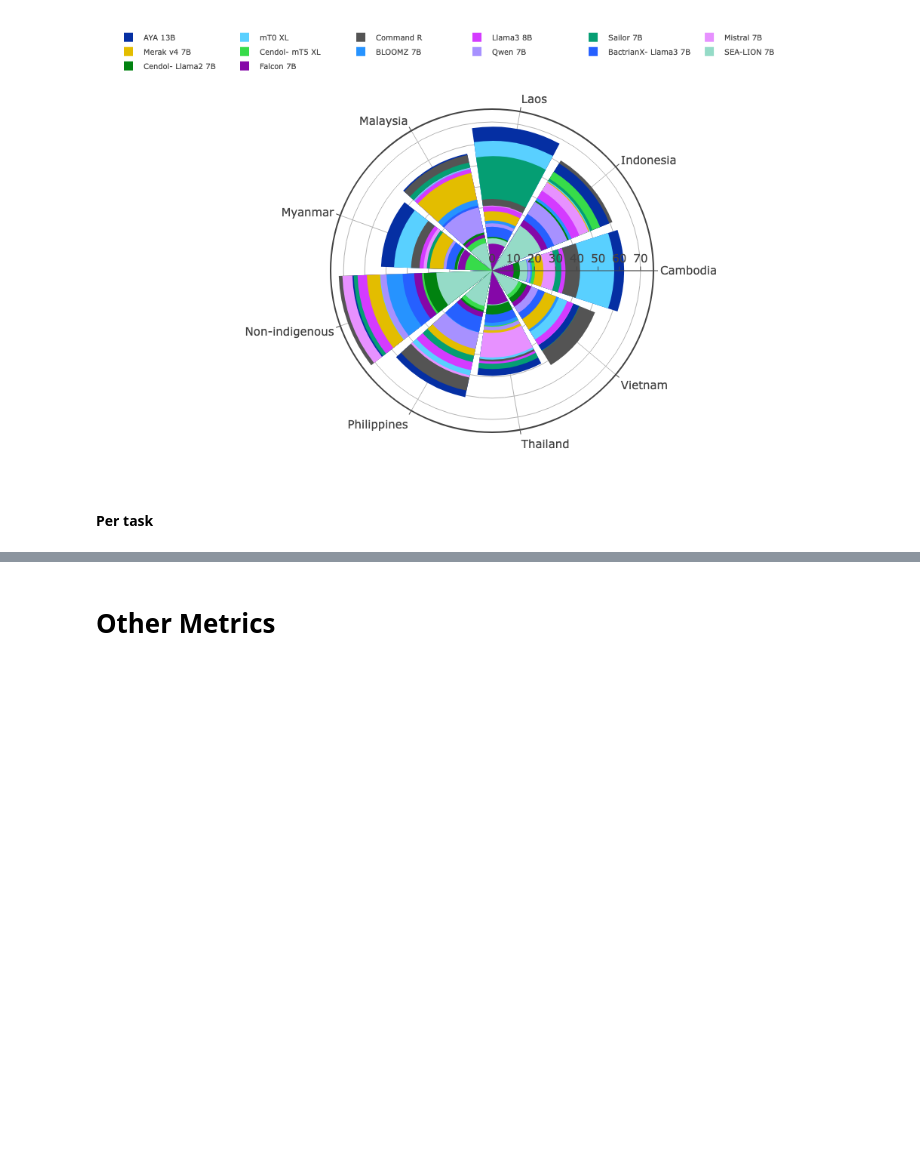
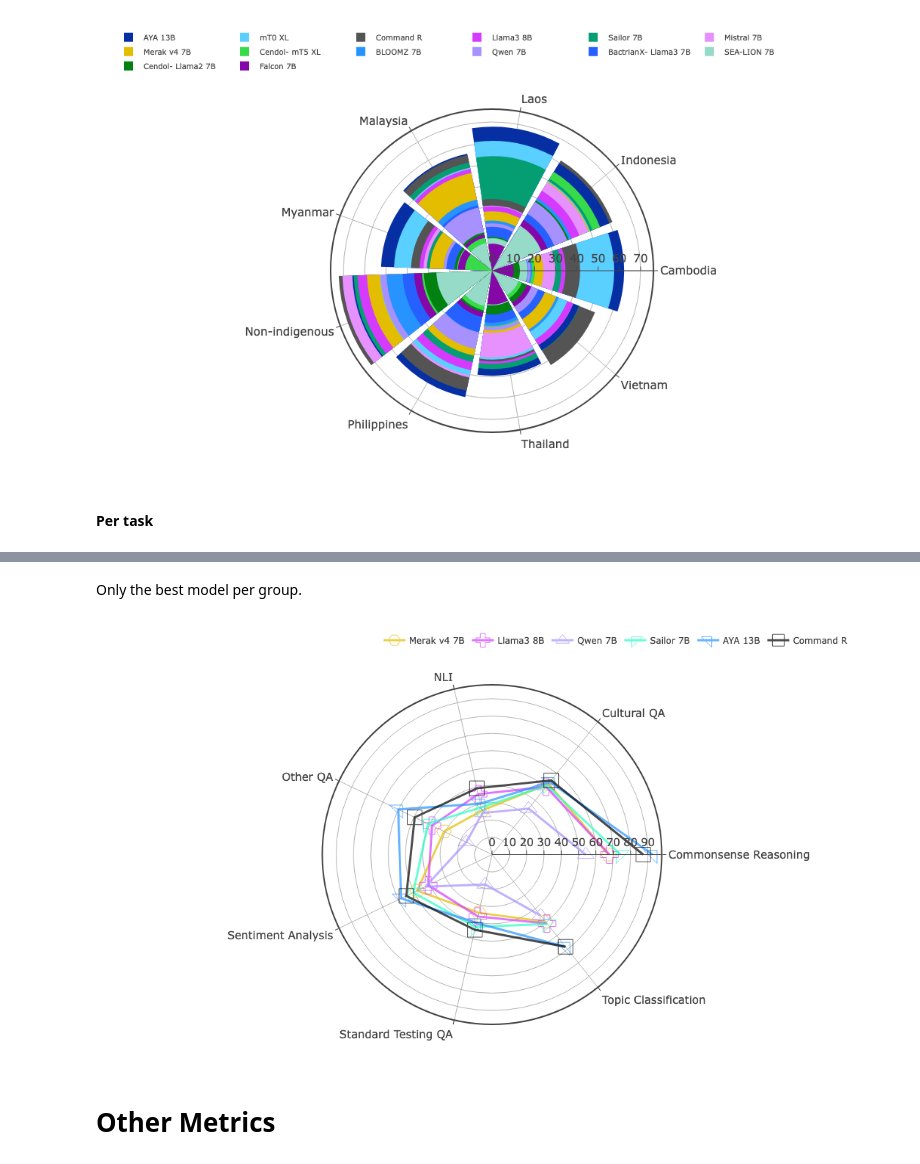
Before and after one commit to SEACrowd/seacrowd-experiments, a Jupyter notebook: notebooks/metrics_plotly.ipynb, the cells around one changed output, grey strips where cells are left out. Cells and saved outputs as stored; diff of their text form; code cells hidden in the pictures; blank space fills up the shorter version.

Commit message:
Add best per group for per task NLU

```diff
--- a/notebooks/metrics_plotly.ipynb
+++ b/notebooks/metrics_plotly.ipynb
@@ -561,3 +561,69 @@ fig.show()
+# %% [markdown]
+Only the best model per group.
+# %%
+import plotly.express as px
+
+fig = go.Figure()
+
+pdf = df[(df['prompt_lang'] == 'eng')].groupby(['model', 'task'])[['accuracy','macro_f1_score','weighted_f1_score']].mean().reset_index()
+pdf['group'] = pdf['model'].apply(lambda x: model_to_group[x])
+
+for i, group in enumerate(pdf["group"].unique()):
+    filtered_pdf = pdf[(pdf['group'] == group)].groupby(['model'])[['accuracy','macro_f1_score','weighted_f1_score']].mean().reset_index()
+    filtered_pdf = filtered_pdf.sort_values('weighted_f1_score', ascending=False)
+    best_model_in_group = filtered_pdf['model'][0]
+
+    best_model_in_group_pdf = pdf[(pdf['model'] == best_model_in_group)]
+
+    fig.add_trace(go.Scatterpolar(
+          r=best_model_in_group_pdf['weighted_f1_score'],
+          theta=best_model_in_group_pdf["task"].unique(),
+          fill='none',
+          line=dict(color=model_to_color[best_model_in_group] if group != 'Commercial' else '#000000', width=3),
+          marker=dict(size=20, symbol=model_to_index[best_model_in_group]+100),
+          name=model_to_display_name[best_model_in_group],
+          opacity=0.7,
+    ))
+
+# fig.update_layout(
+#     template='plotly_white',
+# )
+
+fig.update_layout(
+    template='none',
+    width=800,
+    height=600,
+    margin=dict(l=50, r=50, t=50, b=50),
+    font_size = 15,
+    showlegend = True,
+    polar = dict(
+      angularaxis = dict(
+        linewidth = 2,
+        showline=True,
+        linecolor='light gray'
+      ),
+      radialaxis = dict(
+        side = "counterclockwise",
+        showline = True,
+        linewidth = 1,
+        gridcolor = "light gray",
+        gridwidth = 1,
+      ),
+    ),
+    legend=dict(
+        orientation="h",
+        yanchor="bottom",
+        y=1.1,
+        xanchor="right",
+        x=1.0,
+        font_size=12,
+    )
+)
+
+fig.write_image('../figures/nlu/weighted_f1_score_per_task_grouped.pdf')
+fig.show()
+# %% [output]
+[figure, added]
 # %%
 # With Cendol
 sns.set(rc={'figure.figsize':(15,6)})
```
Also changed, not shown: parts of 3 cells of this notebook, 3 other files.
